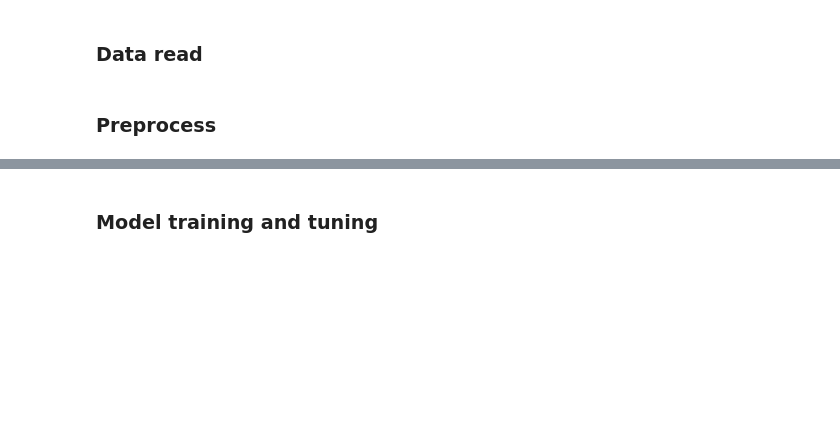
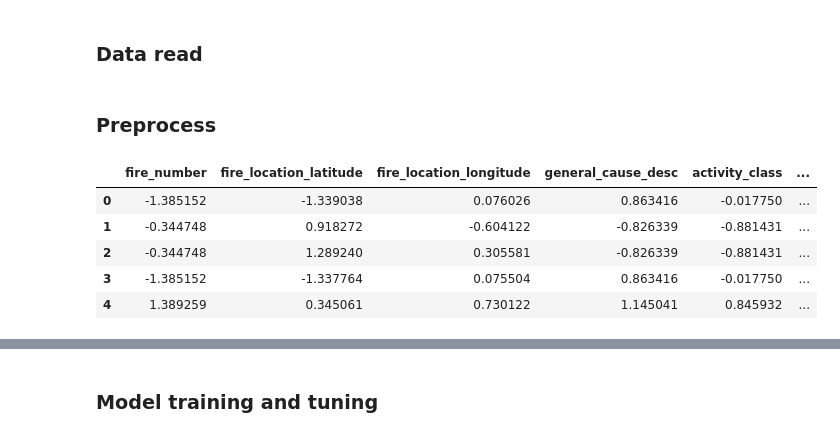
Before and after one commit to Timken/ML_Wildfire_Size_Prediction, a Jupyter notebook: wildfire_size_prediction.ipynb, the cells around one changed output, grey strips where cells are left out. Saved outputs shown, nothing was run; the diff lists cells and outputs as text; code cells hidden in the pictures; blank space fills up the shorter version.

```diff
--- a/wildfire_size_prediction.ipynb
+++ b/wildfire_size_prediction.ipynb
@@ -143,3 +182,12 @@ train_data_X = train_data.drop(columns = "size_class")
+# %%
+train_data_X_processed.head()
+# %% [output]
+|  | fire_number | fire_location_latitude | fire_location_longitude | general_cause_desc | activity_class | ... |
+| 0 | -1.385152 | -1.339038 | 0.076026 | 0.863416 | -0.017750 | ... |
+| 1 | -0.344748 | 0.918272 | -0.604122 | -0.826339 | -0.881431 | ... |
+| 2 | -0.344748 | 1.289240 | 0.305581 | -0.826339 | -0.881431 | ... |
+| 3 | -1.385152 | -1.337764 | 0.075504 | 0.863416 | -0.017750 | ... |
+| 4 | 1.389259 | 0.345061 | 0.730122 | 1.145041 | 0.845932 | ... |
 # %%
 # save the processed data to csv (to save time)
 # train_data_X_processed.to_csv('trainProcessed.csv',index=False)
```
Also changed, not shown: parts of 31 cells of this notebook.
